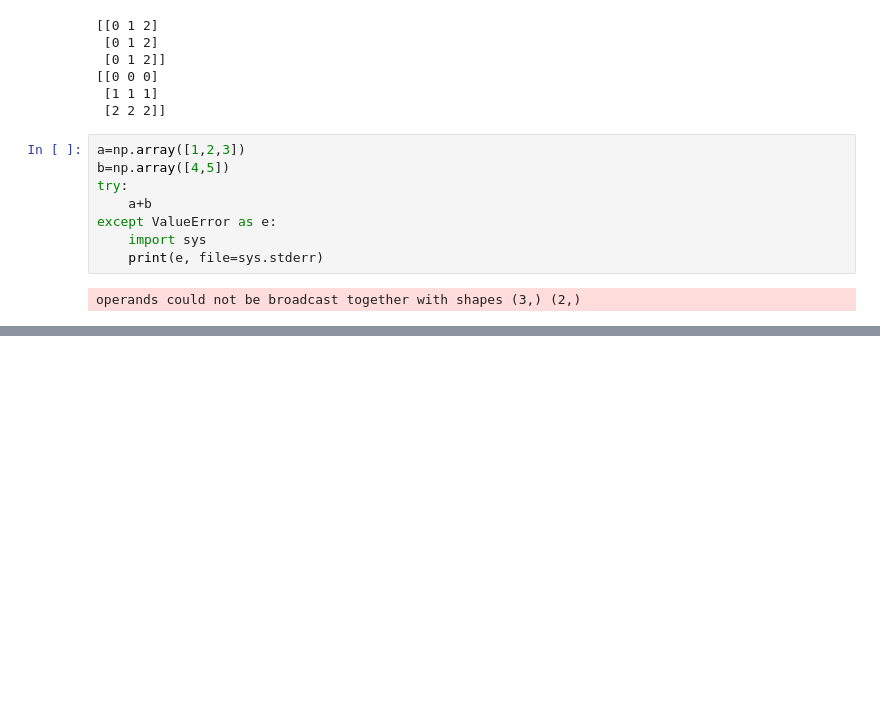
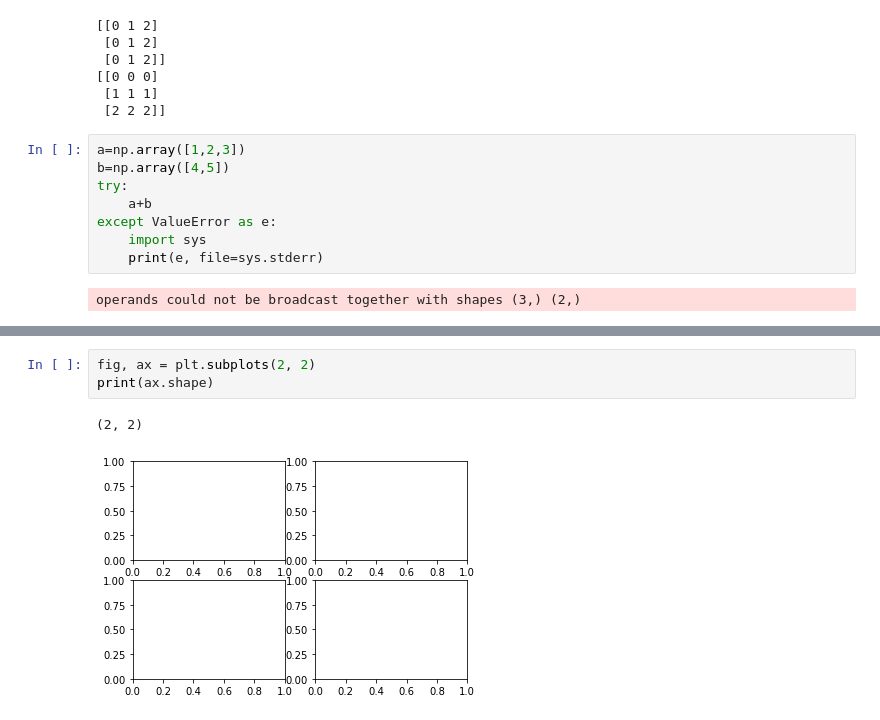
Before and after one commit to tauimonen/Data-science, a Jupyter notebook: advanced_numpy.ipynb, the cells around one changed output, grey strips where cells are left out. Drawn from its saved outputs; the diff is of its cells as text; blank space fills up the shorter version.

```diff
--- a/advanced_numpy.ipynb
+++ b/advanced_numpy.ipynb
@@ -778,0 +1127,6 @@ operands could not be broadcast together with shapes (3,) (2,)
+# %%
+fig, ax = plt.subplots(2, 2)
+print(ax.shape)
+# %% [output]
+(2, 2)
+[figure, added]
```
Also changed, not shown: parts of 56 cells of this notebook, 1 other file.
